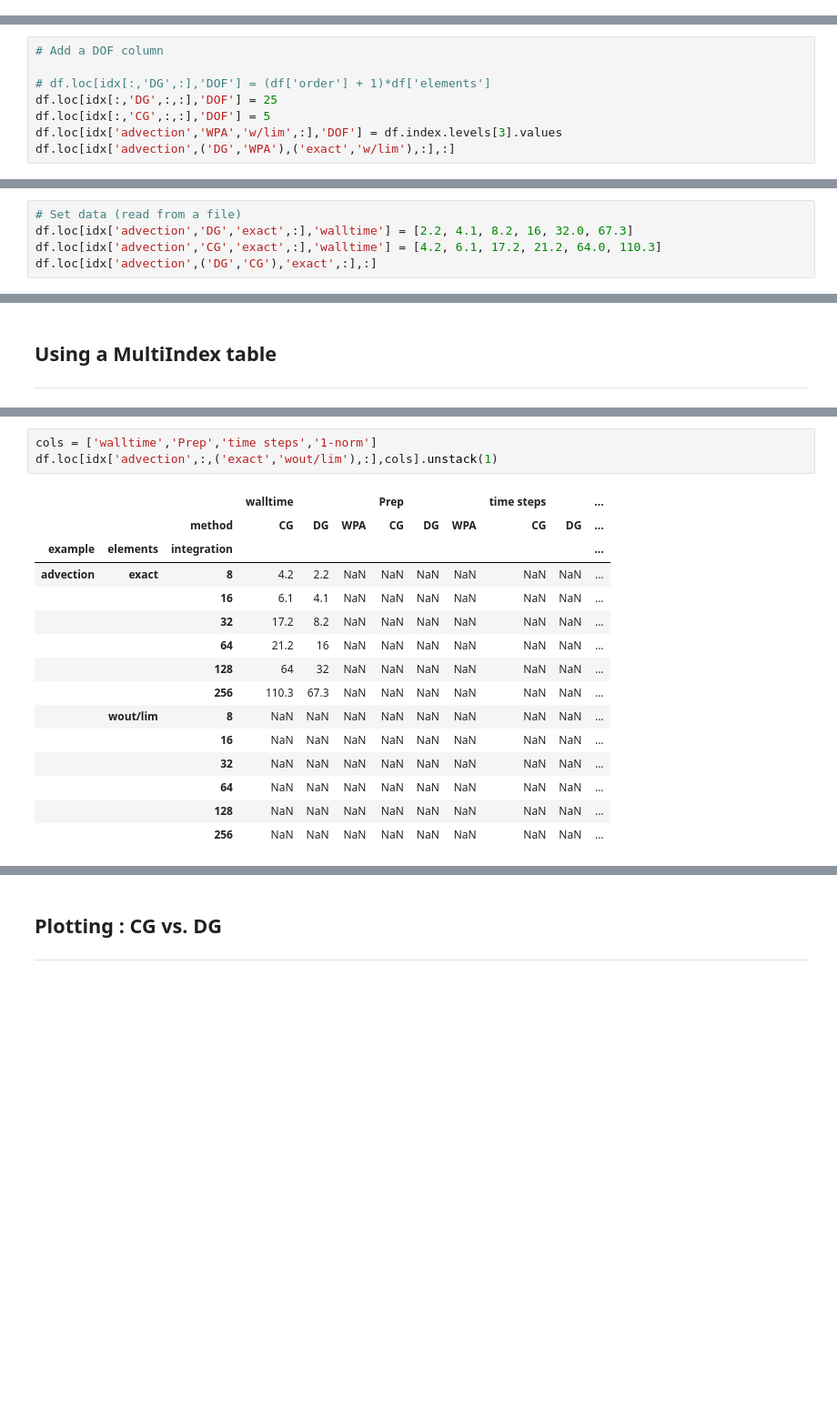
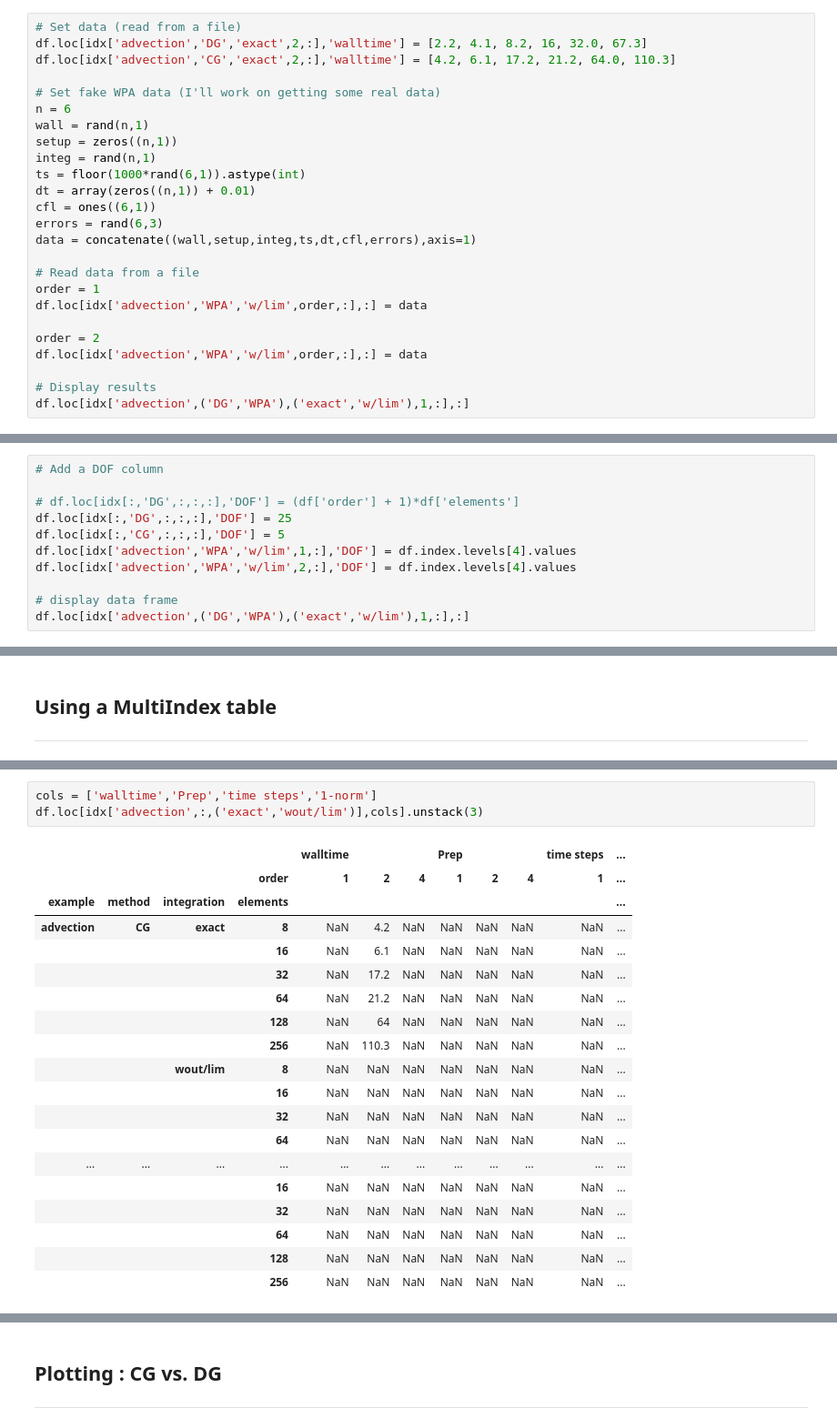
Before and after one commit to ygahounzo/Forest_Rep, a Jupyter notebook: timing_results.ipynb, the cells around one changed output, grey strips where cells are left out. Shown at 91% size. Saved outputs shown, nothing was run; the diff lists cells and outputs as text; blank space fills up the shorter version.

Commit message:
Moved order to multiindex

```diff
--- a/timing_results.ipynb
+++ b/timing_results.ipynb
@@ -48,0 +49,25 @@ df
+# %%
+# Set data (read from a file)
+df.loc[idx['advection','DG','exact',2,:],'walltime'] = [2.2, 4.1, 8.2, 16, 32.0, 67.3]
+df.loc[idx['advection','CG','exact',2,:],'walltime'] = [4.2, 6.1, 17.2, 21.2, 64.0, 110.3]
+
+# Set fake WPA data (I'll work on getting some real data)
+n = 6
+wall = rand(n,1)
+setup = zeros((n,1))
+integ = rand(n,1)
+ts = floor(1000*rand(6,1)).astype(int)
+dt = array(zeros((n,1)) + 0.01)
+cfl = ones((6,1))
+errors = rand(6,3)
+data = concatenate((wall,setup,integ,ts,dt,cfl,errors),axis=1)
+
+# Read data from a file
+order = 1
+df.loc[idx['advection','WPA','w/lim',order,:],:] = data
+
+order = 2
+df.loc[idx['advection','WPA','w/lim',order,:],:] = data
+
+# Display results
+df.loc[idx['advection',('DG','WPA'),('exact','w/lim'),1,:],:]
@@ -49,9 +96,12 @@ df
 # %%
 # Add a DOF column
 
-# df.loc[idx[:,'DG',:],'DOF'] = (df['order'] + 1)*df['elements']
-df.loc[idx[:,'DG',:,:],'DOF'] = 25
-df.loc[idx[:,'CG',:,:],'DOF'] = 5
-df.loc[idx['advection','WPA','w/lim',:],'DOF'] = df.index.levels[3].values
-df.loc[idx['advection',('DG','WPA'),('exact','w/lim'),:],:]
+# df.loc[idx[:,'DG',:,:,:],'DOF'] = (df['order'] + 1)*df['elements']
+df.loc[idx[:,'DG',:,:,:],'DOF'] = 25
+df.loc[idx[:,'CG',:,:,:],'DOF'] = 5
+df.loc[idx['advection','WPA','w/lim',1,:],'DOF'] = df.index.levels[4].values
+df.loc[idx['advection','WPA','w/lim',2,:],'DOF'] = df.index.levels[4].values
+
+# display data frame
+df.loc[idx['advection',('DG','WPA'),('exact','w/lim'),1,:],:]
 # %% [output]
@@ -76,5 +125,0 @@ df.loc[idx['advection',('DG','WPA'),('exact','w/lim'),:],:]
-# %%
-# Set data (read from a file)
-df.loc[idx['advection','DG','exact',:],'walltime'] = [2.2, 4.1, 8.2, 16, 32.0, 67.3]
-df.loc[idx['advection','CG','exact',:],'walltime'] = [4.2, 6.1, 17.2, 21.2, 64.0, 110.3]
-df.loc[idx['advection',('DG','CG'),'exact',:],:]
@@ -146,20 +190,24 @@ df.loc[('advection','DG',('exact')),['walltime','Prep','1-norm','cfl']]
 # %%
 cols = ['walltime','Prep','time steps','1-norm']
-df.loc[idx['advection',:,('exact','wout/lim'),:],cols].unstack(1)
+df.loc[idx['advection',:,('exact','wout/lim')],cols].unstack(3)
 # %% [output]
-|  |  |  | walltime |  |  | Prep |  |  | time steps |  | ... |
-|  |  | method | CG | DG | WPA | CG | DG | WPA | CG | DG | ... |
-| example | elements | integration |  |  |  |  |  |  |  |  | ... |
-| advection | exact | 8 | 4.2 | 2.2 | NaN | NaN | NaN | NaN | NaN | NaN | ... |
-|  |  | 16 | 6.1 | 4.1 | NaN | NaN | NaN | NaN | NaN | NaN | ... |
-|  |  | 32 | 17.2 | 8.2 | NaN | NaN | NaN | NaN | NaN | NaN | ... |
-|  |  | 64 | 21.2 | 16 | NaN | NaN | NaN | NaN | NaN | NaN | ... |
-|  |  | 128 | 64 | 32 | NaN | NaN | NaN | NaN | NaN | NaN | ... |
-|  |  | 256 | 110.3 | 67.3 | NaN | NaN | NaN | NaN | NaN | NaN | ... |
-|  | wout/lim | 8 | NaN | NaN | NaN | NaN | NaN | NaN | NaN | NaN | ... |
-|  |  | 16 | NaN | NaN | NaN | NaN | NaN | NaN | NaN | NaN | ... |
-|  |  | 32 | NaN | NaN | NaN | NaN | NaN | NaN | NaN | NaN | ... |
-|  |  | 64 | NaN | NaN | NaN | NaN | NaN | NaN | NaN | NaN | ... |
-|  |  | 128 | NaN | NaN | NaN | NaN | NaN | NaN | NaN | NaN | ... |
-|  |  | 256 | NaN | NaN | NaN | NaN | NaN | NaN | NaN | NaN | ... |
+|  |  |  |  | walltime |  |  | Prep |  |  | time steps | ... |
+|  |  |  | order | 1 | 2 | 4 | 1 | 2 | 4 | 1 | ... |
+| example | method | integration | elements |  |  |  |  |  |  |  | ... |
+| advection | CG | exact | 8 | NaN | 4.2 | NaN | NaN | NaN | NaN | NaN | ... |
+|  |  |  | 16 | NaN | 6.1 | NaN | NaN | NaN | NaN | NaN | ... |
+|  |  |  | 32 | NaN | 17.2 | NaN | NaN | NaN | NaN | NaN | ... |
+|  |  |  | 64 | NaN | 21.2 | NaN | NaN | NaN | NaN | NaN | ... |
+|  |  |  | 128 | NaN | 64 | NaN | NaN | NaN | NaN | NaN | ... |
+|  |  |  | 256 | NaN | 110.3 | NaN | NaN | NaN | NaN | NaN | ... |
+|  |  | wout/lim | 8 | NaN | NaN | NaN | NaN | NaN | NaN | NaN | ... |
+|  |  |  | 16 | NaN | NaN | NaN | NaN | NaN | NaN | NaN | ... |
+|  |  |  | 32 | NaN | NaN | NaN | NaN | NaN | NaN | NaN | ... |
+|  |  |  | 64 | NaN | NaN | NaN | NaN | NaN | NaN | NaN | ... |
+| ... | ... | ... | ... | ... | ... | ... | ... | ... | ... | ... | ... |
+|  |  |  | 16 | NaN | NaN | NaN | NaN | NaN | NaN | NaN | ... |
+|  |  |  | 32 | NaN | NaN | NaN | NaN | NaN | NaN | NaN | ... |
+|  |  |  | 64 | NaN | NaN | NaN | NaN | NaN | NaN | NaN | ... |
+|  |  |  | 128 | NaN | NaN | NaN | NaN | NaN | NaN | NaN | ... |
+|  |  |  | 256 | NaN | NaN | NaN | NaN | NaN | NaN | NaN | ... |
 # %%
```
Also changed, not shown: parts of 11 cells of this notebook.
